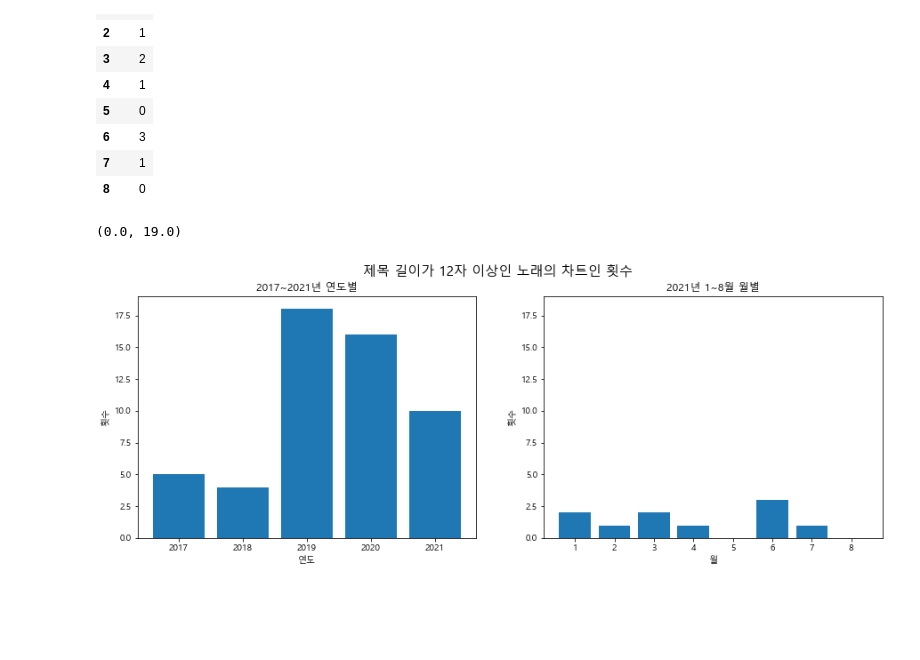
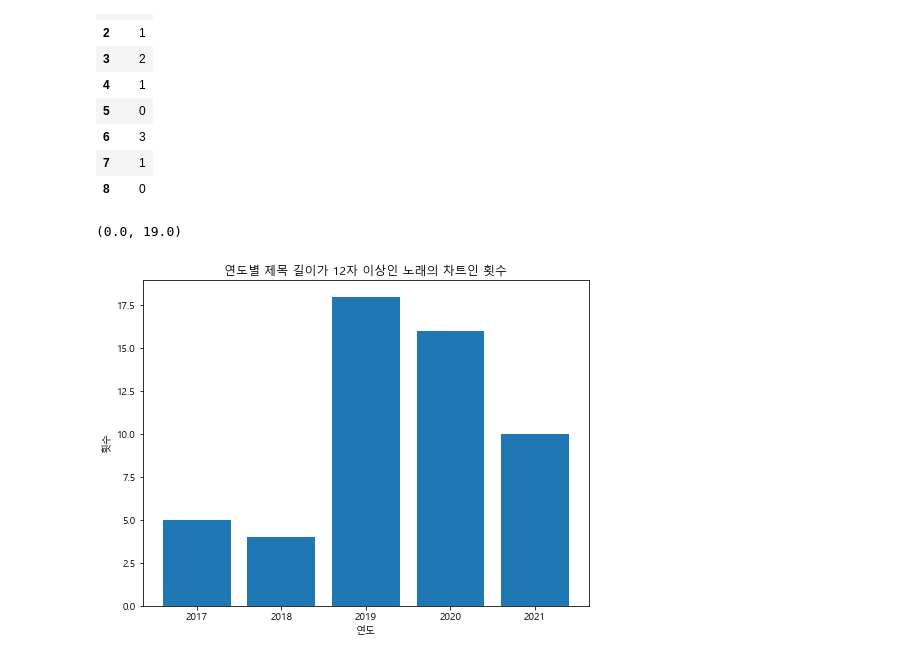
Before and after one commit to sumynn/Project1_Data-Visualization, a Jupyter notebook: 02.Data_Analysis_Visualization/04.Data_Analysis_Visualization_title.ipynb, the cells around one changed output. Saved outputs shown, nothing was run; the diff lists cells and outputs as text; code cells hidden in the pictures; blank space fills up the shorter version.

```diff
--- a/02.Data_Analysis_Visualization/04.Data_Analysis_Visualization_title.ipynb
+++ b/02.Data_Analysis_Visualization/04.Data_Analysis_Visualization_title.ipynb
@@ -384,24 +384,24 @@ title_length2021
 | 7 | 1 |
 | 8 | 0 |
 # %%
-plt.figure(figsize=(15,5))
-plt.suptitle('제목 길이가 12자 이상인 노래의 차트인 횟수',fontsize=15)
+plt.figure(figsize=(8,6))
+#plt.suptitle('제목 길이가 12자 이상인 노래의 차트인 횟수',fontsize=15)
 
 # 2017~2021 연도별
-plt.subplot(1,2,1)
+#plt.subplot(1,2,1)
 plt.bar(title_length.index, title_length['횟수'])
-plt.title('2017~2021년 연도별')
+plt.title('연도별 제목 길이가 12자 이상인 노래의 차트인 횟수')
 plt.xlabel('연도')
 plt.ylabel('횟수')
 plt.ylim(0,19)
 
-# 2021년 월별
-plt.subplot(1,2,2)
-plt.bar(title_length2021.index, title_length2021['횟수'])
-plt.title('2021년 1~8월 월별')
-plt.xlabel('월')
-plt.ylabel('횟수')
-plt.ylim(0,19)
+# # 2021년 월별
+# plt.subplot(1,2,2)
+# plt.bar(title_length2021.index, title_length2021['횟수'])
+# plt.title('2021년 1~8월 월별')
+# plt.xlabel('월')
+# plt.ylabel('횟수')
+# plt.ylim(0,19)
 # %% [output]
 (0.0, 19.0)
-[figure, old version]
+[figure, new version]
```
